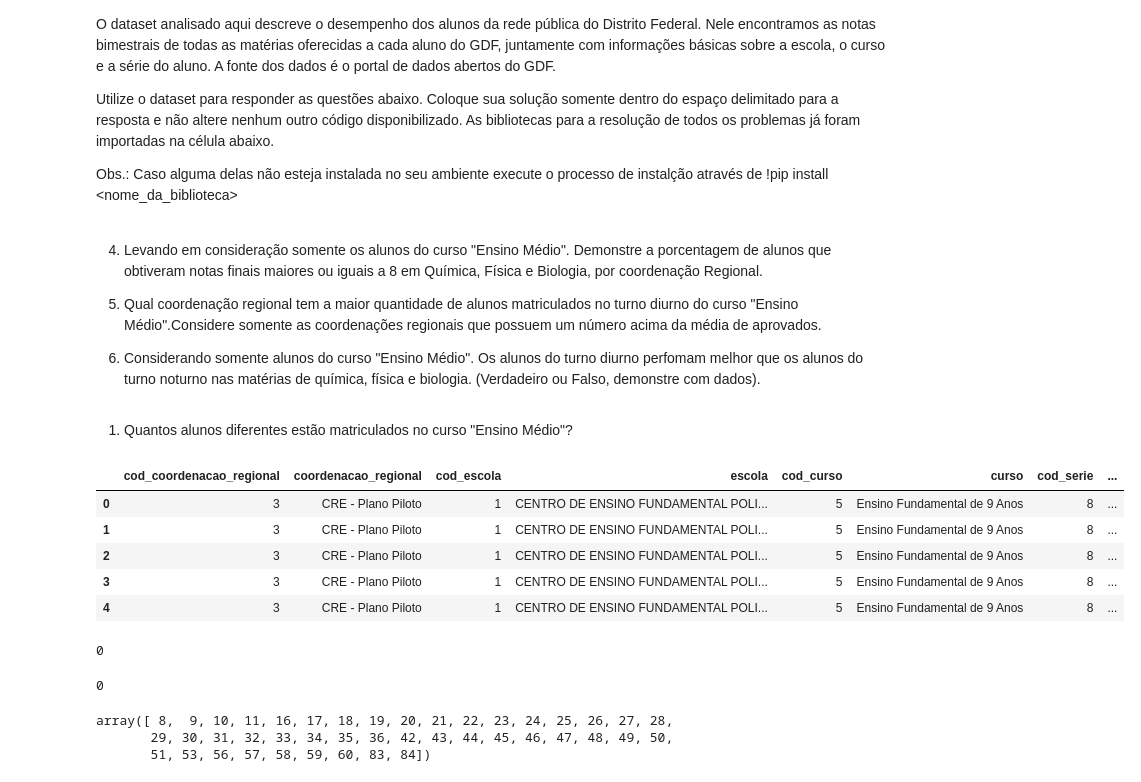
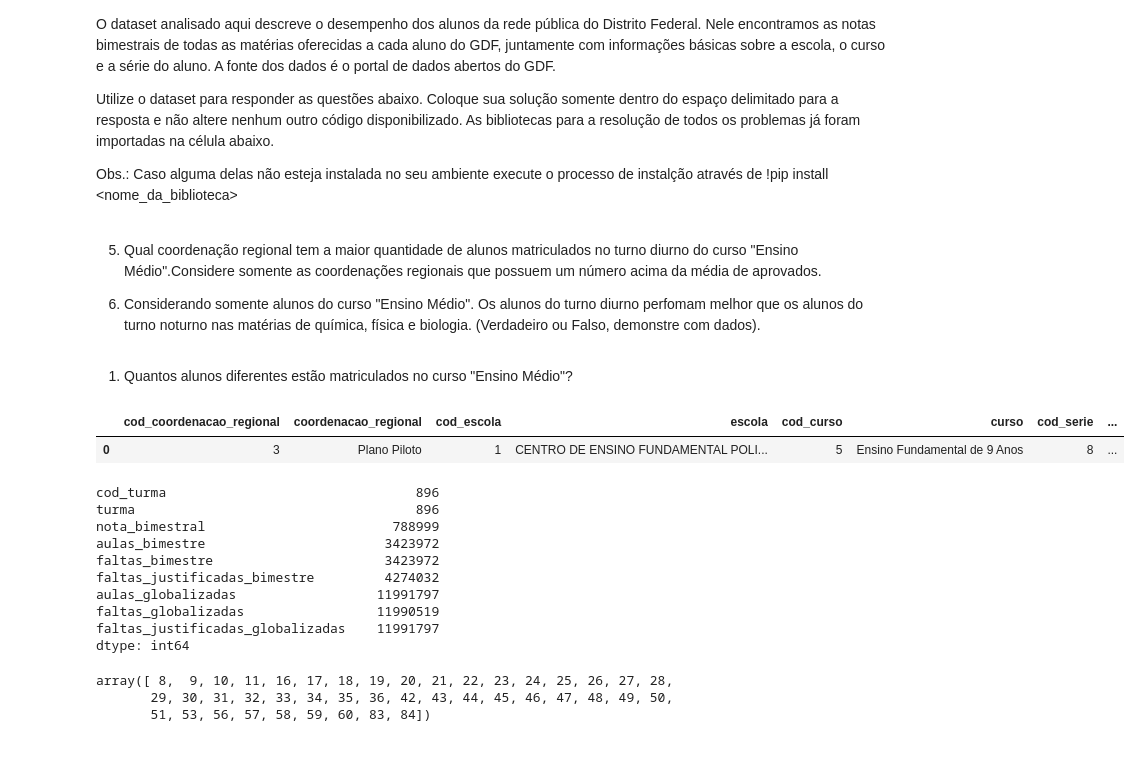
Before and after one commit to k3lvin-os/trabalho_pandas_qads, a Jupyter notebook: trabalho_pandas_qads.ipynb, the cells around one changed output. Cells and saved outputs as stored; diff of their text form; code cells hidden in the pictures; blank space fills up the shorter version.

```diff
--- a/trabalho_pandas_qads.ipynb
+++ b/trabalho_pandas_qads.ipynb
@@ -58,30 +58,29 @@ def get_data(rows=None,download=True) -> pd.core.frame.DataFrame:
 # %%
 df = get_data()
 # %% [markdown]
-4. Levando em consideração somente os alunos do curso "Ensino Médio". Demonstre a porcentagem de alunos que obtiveram notas finais maiores ou iguais a 8 em Química, Física e Biologia, por coordenação Regional.
-
 5. Qual coordenação regional tem a maior quantidade de alunos matriculados no turno diurno do curso "Ensino Médio".Considere somente as coordenações regionais que possuem um número acima da média de aprovados.
 
 6. Considerando somente alunos do curso "Ensino Médio". Os alunos do turno diurno perfomam melhor que os alunos do turno noturno nas matérias de química, física e biologia. (Verdadeiro ou Falso, demonstre com dados).
 # %% [markdown]
 1. Quantos alunos diferentes estão matriculados no curso "Ensino Médio"?
 # %%
-df.head()
+df.head(1)
 # %% [output]
 |  | cod_coordenacao_regional | coordenacao_regional | cod_escola | escola | cod_curso | curso | cod_serie | ... |
-| 0 | 3 | CRE - Plano Piloto | 1 | CENTRO DE ENSINO FUNDAMENTAL POLI... | 5 | Ensino Fundamental de 9 Anos | 8 | ... |
-| 1 | 3 | CRE - Plano Piloto | 1 | CENTRO DE ENSINO FUNDAMENTAL POLI... | 5 | Ensino Fundamental de 9 Anos | 8 | ... |
-| 2 | 3 | CRE - Plano Piloto | 1 | CENTRO DE ENSINO FUNDAMENTAL POLI... | 5 | Ensino Fundamental de 9 Anos | 8 | ... |
-| 3 | 3 | CRE - Plano Piloto | 1 | CENTRO DE ENSINO FUNDAMENTAL POLI... | 5 | Ensino Fundamental de 9 Anos | 8 | ... |
-| 4 | 3 | CRE - Plano Piloto | 1 | CENTRO DE ENSINO FUNDAMENTAL POLI... | 5 | Ensino Fundamental de 9 Anos | 8 | ... |
+| 0 | 3 | Plano Piloto | 1 | CENTRO DE ENSINO FUNDAMENTAL POLI... | 5 | Ensino Fundamental de 9 Anos | 8 | ... |
 # %%
-df.cod_serie.isna().sum()
+df.isna().sum()[df.isna().sum() != 0]
 # %% [output]
-0
+cod_turma                                896
+turma                                    896
+nota_bimestral                        788999
+aulas_bimestre                       3423972
+faltas_bimestre                      3423972
+faltas_justificadas_bimestre         4274032
+aulas_globalizadas                  11991797
+faltas_globalizadas                 11990519
+faltas_justificadas_globalizadas    11991797
+dtype: int64
-# %%
-df.serie.isna().sum()
-# %% [output]
-0
 # %%
 df.cod_serie.unique()
 # %% [output]
```
Also changed, not shown: parts of 17 cells of this notebook.
